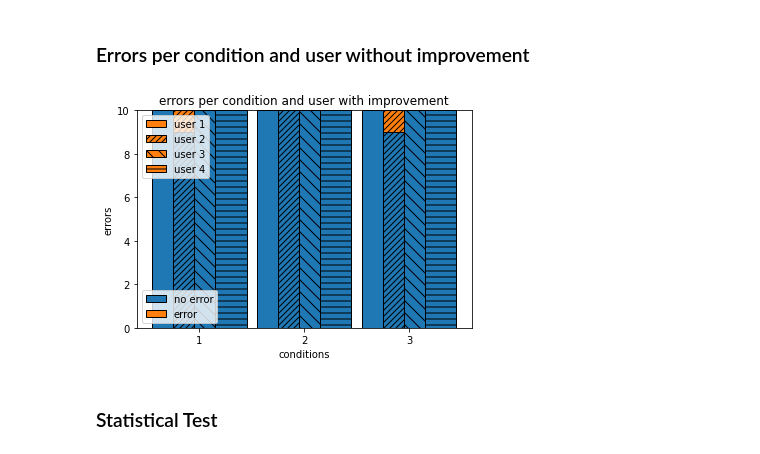
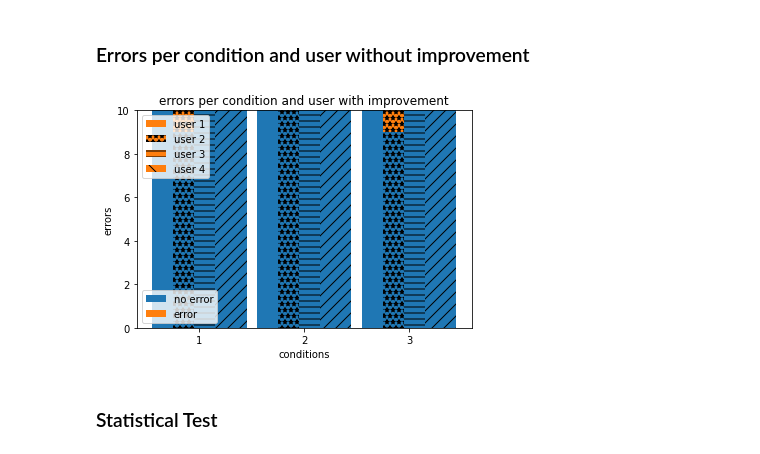
Before and after one commit to ITT-21SS-UR/assignment-04-bb, a Jupyter notebook: data analysis/pointing_technique_experiment.ipynb, the cells around one changed output. Drawn from its saved outputs; the diff is of its cells as text; code cells hidden in the pictures.

```diff
--- a/data analysis/pointing_technique_experiment.ipynb
+++ b/data analysis/pointing_technique_experiment.ipynb
@@ -325,44 +315,39 @@ cond3_user4_true_novel = df_novel_true['errors'][df_novel_true['current_size'] =
 # %%
 x  = np.arange(3)
 plt.title('errors per condition and user with improvement')
 width = 0.3
 
 user1_false_novel = plt.bar(x - 0.3, (cond1_user1_false_novel, cond2_user1_false_novel, cond3_user1_false_novel), width, color='C0',
                       edgecolor='#000000', label='error')
 user1_true_novel = plt.bar(x - 0.3, (cond1_user1_true_novel, cond2_user1_true_novel, cond3_user1_true_novel), width, color='C1',
                      edgecolor='#000000', bottom= (cond1_user1_false_novel, cond2_user1_false_novel, cond3_user1_false_novel), label='user 1')
 
 user2_false_novel = plt.bar(x - 0.1, (cond1_user2_false_novel, cond2_user2_false_novel, cond3_user2_false_novel), width, color='C0',
-                      edgecolor='#000000', hatch='////')
+                      edgecolor='#000000', hatch='**')
 user2_true_novel = plt.bar(x - 0.1, (cond1_user2_true_novel, cond2_user2_true_novel, cond3_user2_true_novel), width, color='C1',
-                     edgecolor='#000000', hatch='////', bottom=(cond1_user2_false_novel, cond2_user2_false_novel, cond3_user2_false_novel), label="user 2")
+                     edgecolor='#000000', hatch='**', bottom=(cond1_user2_false_novel, cond2_user2_false_novel, cond3_user2_false_novel), label="user 2")
 
 user3_false_novel = plt.bar(x + 0.1, (cond1_user3_false_novel, cond2_user3_false_novel, cond3_user3_false_novel), width, color='C0',
-                      edgecolor='#000000', hatch='\\\\')
+                      edgecolor='#000000', hatch='--')
 user3_true_novel = plt.bar(x + 0.1, (cond1_user3_true_novel, cond2_user3_true_novel, cond3_user3_true_novel), width, color='C1',
-                     edgecolor='#000000', hatch='\\\\', bottom=(cond1_user3_false_novel, cond2_user3_false_novel, cond3_user3_false_novel), label='user 3')
+                     edgecolor='#000000', hatch='--', bottom=(cond1_user3_false_novel, cond2_user3_false_novel, cond3_user3_false_novel), label='user 3')
 
 user4_false_novel = plt.bar(x + 0.3, (cond1_user4_false_novel, cond2_user4_false_novel, cond3_user4_false_novel), width, color='C0',
-                      edgecolor='#000000', hatch='--')
+                      edgecolor='#000000', hatch='//')
 user4_true_novel = plt.bar(x + 0.3, (cond1_user4_true_novel, cond2_user4_true_novel, cond3_user4_true_novel), width, color='C1',
-                     edgecolor='#000000', hatch='--', bottom= (cond1_user4_false_novel, cond2_user4_false_novel, cond3_user4_false_novel), label='user 4')
+                     edgecolor='#000000', hatch='\\', bottom= (cond1_user4_false_novel, cond2_user4_false_novel, cond3_user4_false_novel), label='user 4')
 
 plt.xlabel('conditions')
 plt.xticks(x, ['1', '2', '3'])
 plt.ylabel('errors')
 
-# from the official matplotlib legend guide: https://matplotlib.org/stable/tutorials/intermediate/legend_guide.html
-
+# from
 first_legend = plt.legend(handles=[user1_true_novel, user2_true_novel, user3_true_novel, user4_true_novel], loc=2)
-
-# Add the legend manually to the current Axes.
 plt.gca().add_artist(first_legend)
-
-# Create another legend for the second line.
 plt.legend([user1_false_novel, user1_true_novel], ['no error', 'error'])
 plt.savefig('error_per_cond_and user_with_novel_technique.pdf')
 # %% [output]
-[figure, old version]
+[figure, new version]
 # %% [markdown]
 ### Statistical Test
 # %%
```
Also changed, not shown: parts of 5 cells of this notebook, 8 other files.
